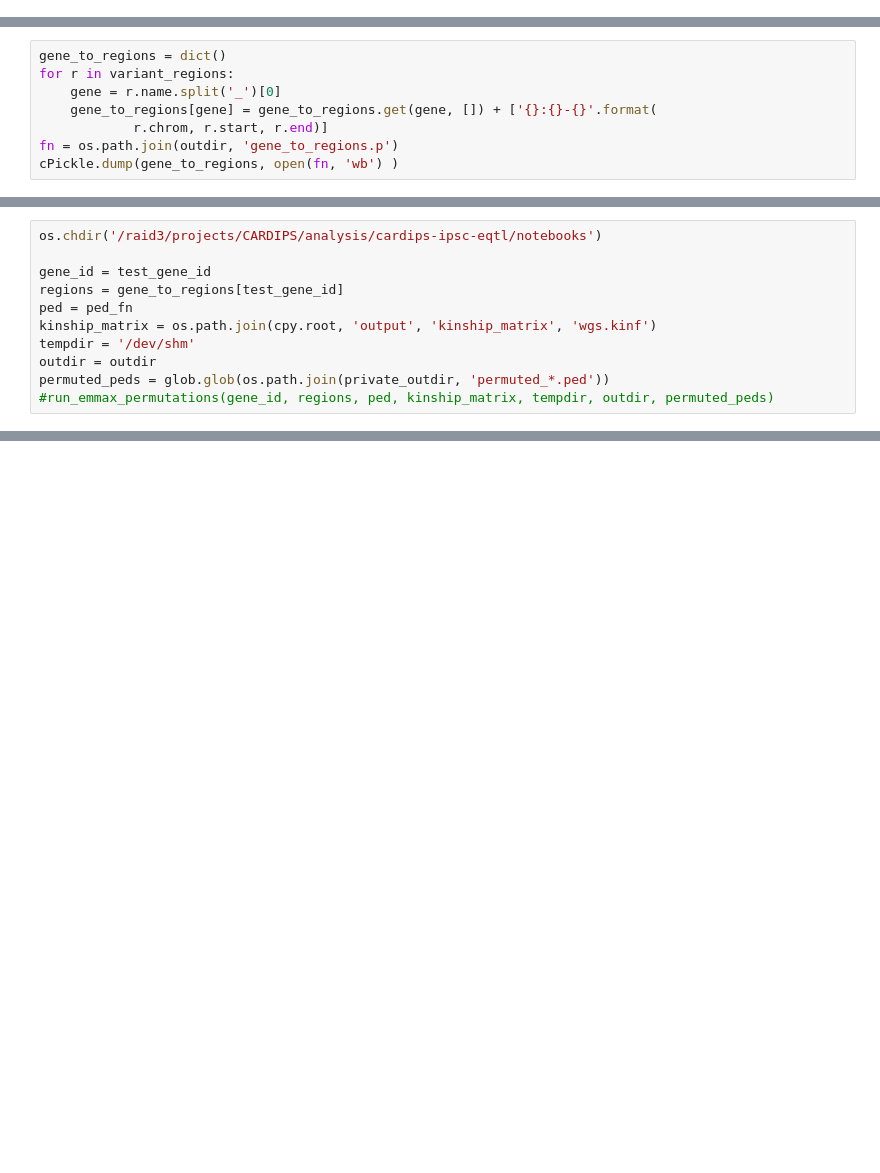
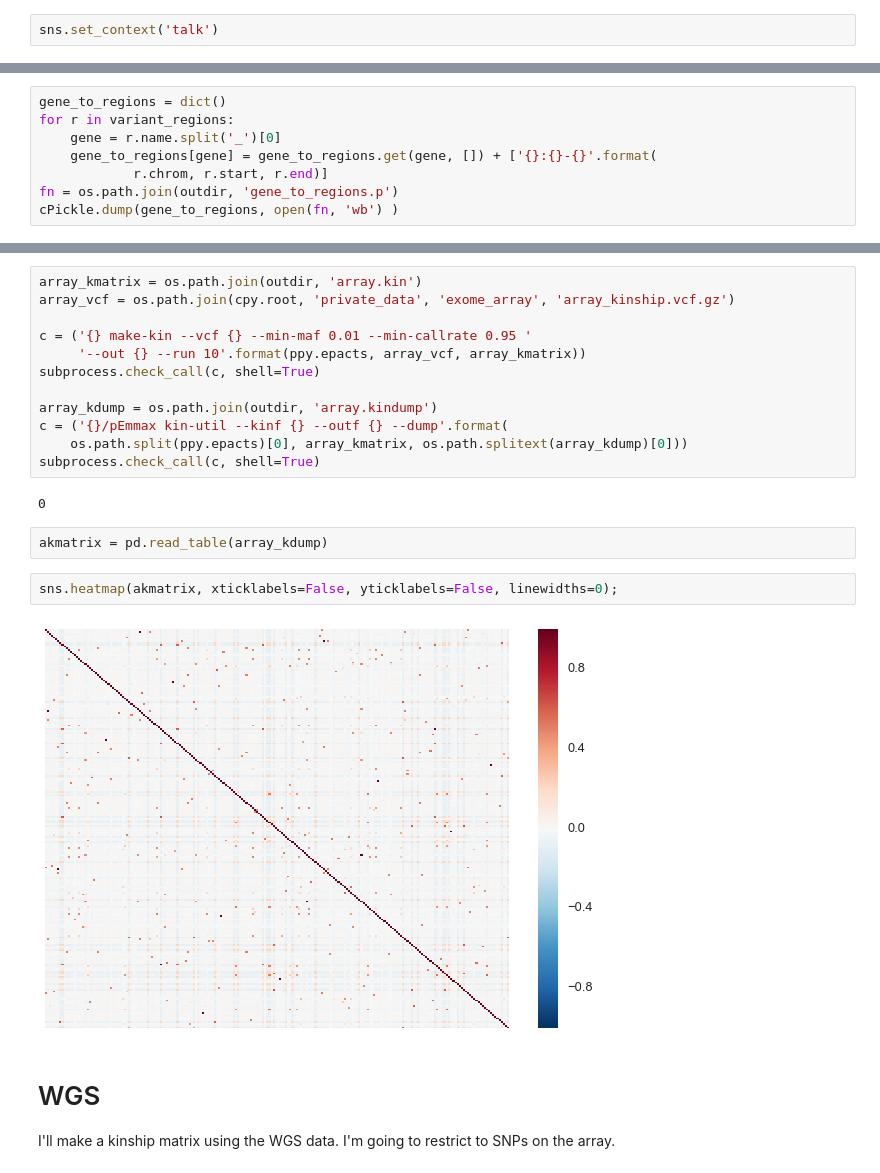
Before and after one commit to frazer-lab/cardips-ipsc-eqtl, a Jupyter notebook: notebooks/eQTL Input.ipynb, the cells around one changed output, grey strips where cells are left out. Cells and saved outputs as stored; diff of their text form; blank space fills up the shorter version.

```diff
--- a/notebooks/eQTL Input.ipynb
+++ b/notebooks/eQTL Input.ipynb
@@ -24,6 +24,8 @@ import projectpy as ppy
 %load_ext rpy2.ipython
 
 random.seed(20150605)
+# %%
+sns.set_context('talk')
 # %%
 outdir = os.path.join(cpy.root, 'output',
                       'eqtl_input')
@@ -392,11 +123,0 @@ ped_fn
-# %%
-os.chdir('/raid3/projects/CARDIPS/analysis/cardips-ipsc-eqtl/notebooks')
-
-gene_id = test_gene_id
-regions = gene_to_regions[test_gene_id]
-ped = ped_fn
-kinship_matrix = os.path.join(cpy.root, 'output', 'kinship_matrix', 'wgs.kinf')
-tempdir = '/dev/shm'
-outdir = outdir
-permuted_peds = glob.glob(os.path.join(private_outdir, 'permuted_*.ped'))
-#run_emmax_permutations(gene_id, regions, ped, kinship_matrix, tempdir, outdir, permuted_peds)
@@ -479,0 +130,24 @@ dtype: float64
+# %%
+array_kmatrix = os.path.join(outdir, 'array.kin')
+array_vcf = os.path.join(cpy.root, 'private_data', 'exome_array', 'array_kinship.vcf.gz')
+
+c = ('{} make-kin --vcf {} --min-maf 0.01 --min-callrate 0.95 '
+     '--out {} --run 10'.format(ppy.epacts, array_vcf, array_kmatrix))
+subprocess.check_call(c, shell=True)
+
+array_kdump = os.path.join(outdir, 'array.kindump')
+c = ('{}/pEmmax kin-util --kinf {} --outf {} --dump'.format(
+    os.path.split(ppy.epacts)[0], array_kmatrix, os.path.splitext(array_kdump)[0]))
+subprocess.check_call(c, shell=True)
+# %% [output]
+0
+# %%
+akmatrix = pd.read_table(array_kdump)
+# %%
+sns.heatmap(akmatrix, xticklabels=False, yticklabels=False, linewidths=0);
+# %% [output]
+[figure, added]
+# %% [markdown]
+# WGS
+
+I'll make a kinship matrix using the WGS data. I'm going to restrict to SNPs on the array.
```
Also changed, not shown: parts of 36 cells of this notebook, 4 other files.
